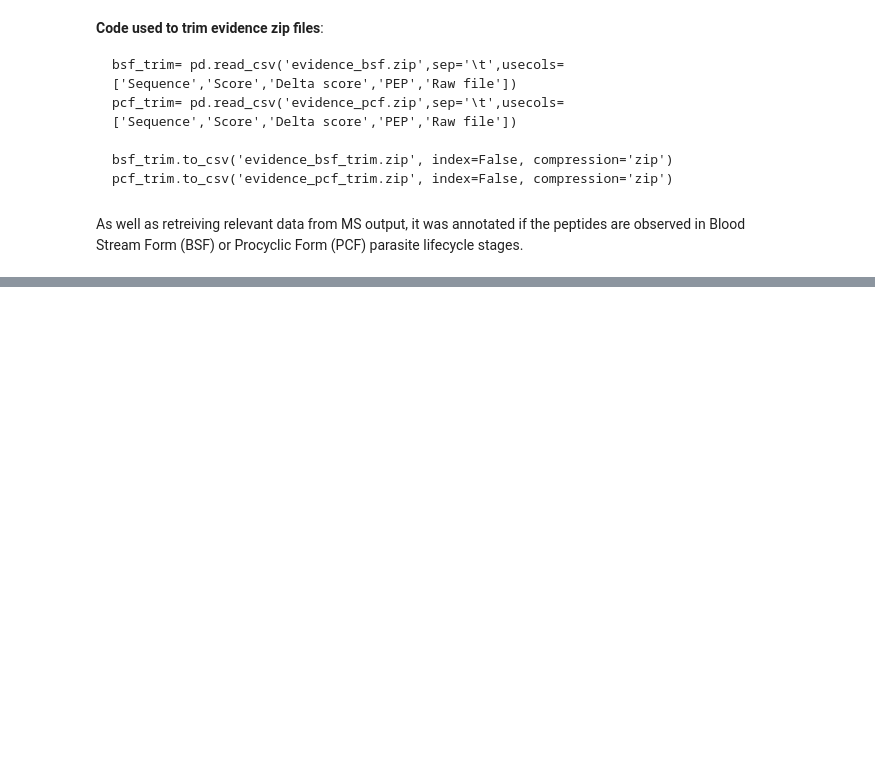
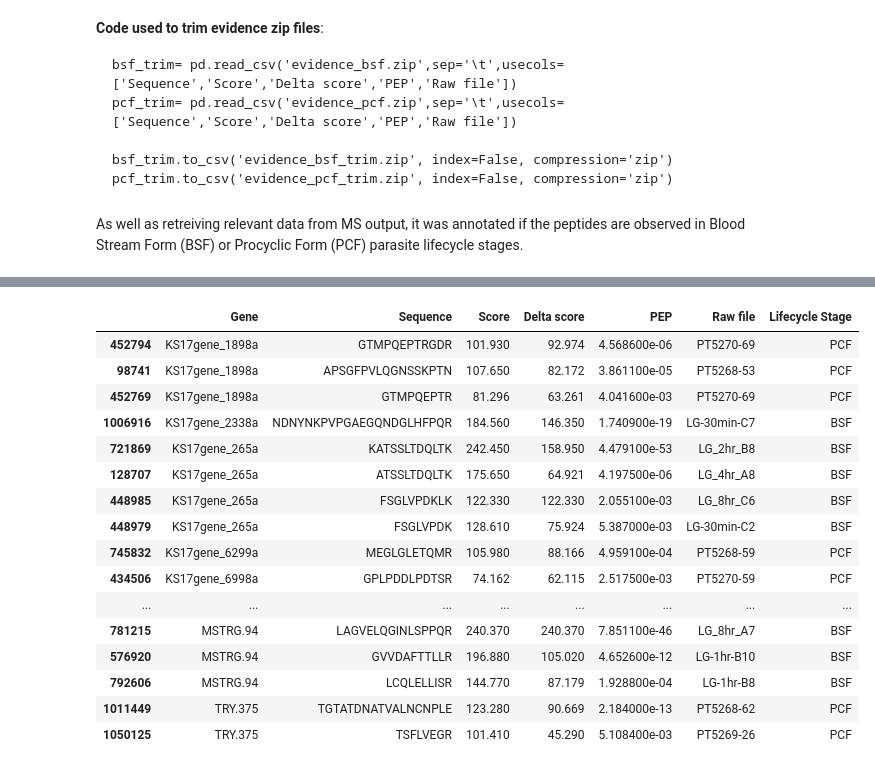
Before and after one commit to e-marriott/honours_project, a Jupyter notebook: project_notebook.ipynb, the cells around one changed output, grey strips where cells are left out. Saved outputs shown, nothing was run; the diff lists cells and outputs as text; code cells hidden in the pictures; blank space fills up the shorter version.

Commit message:
update nb, retreiving ms data for mismatcing peptide/genes

```diff
--- a/project_notebook.ipynb
+++ b/project_notebook.ipynb
@@ -319,22 +343,46 @@ df_genes
 # %%
-#create empty output data frame to append relevant information to
+#create empty output data frames to append relevant information to
 
-df_output = pd.DataFrame(columns= ['Gene','Sequence','Score','Delta score','PEP','Raw file', 'Lifecycle Stage'])
-
-df_output
+df_output_novel = pd.DataFrame(columns= ['Gene','Sequence','Score','Delta score','PEP','Raw file', 'Lifecycle Stage'])
+df_output_mismatch = pd.DataFrame(columns= ['Gene','Sequence','Score','Delta score','PEP','Raw file', 'Lifecycle Stage'])
 # %%
-#for genes of interest (df_genes), retrieve relevent information from evidence dataframe (df_all)
+#for novel and 'mismatch' genes, retrieve relevent information from evidence dataframe (df_all)
 #df_all can be searched by peptide sequence,
-#so retrieve information for the peptides in the list under each gene in df_genes
+#so retrieve information for the peptides in the list under each gene in df_novel/df_mismatch
 
-for index, row in df_genes.iterrows():
+for index, row in df_novel.iterrows():
     gene_name = row['gene']
     df_all['Gene'] = gene_name
-    df_output = df_output.append(df_all[df_all['Sequence'].isin(row['peptides'])][
+    df_output_novel = df_output_novel.append(df_all[df_all['Sequence'].isin(row['peptides'])][
+        ['Gene','Sequence','Score','Delta score','PEP','Raw file', 'Lifecycle Stage']].sort_values('PEP').drop_duplicates('Sequence'))
+         #save in dataframe only the information and columns that are relevant to our analysis
+         #for each gene sort results by quality (low to high PEP) and remove non-unique peptides
+
+for index, row in df_mismatch.iterrows():
+    gene_name = row['gene']
+    df_all['Gene'] = gene_name
+    df_output_mismatch = df_output_mismatch.append(df_all[df_all['Sequence'].isin(row['peptides'])][
         ['Gene','Sequence','Score','Delta score','PEP','Raw file', 'Lifecycle Stage']].sort_values('PEP').drop_duplicates('Sequence'))
          #save in dataframe only the information and columns that are relevant to our analysis
          #sort results by quality (low to high PEP) and remove non-unique peptides
 
-
-df_output.to_csv('ms_data.csv')  #save as csv file
-df_output
+df_output_novel.to_csv('ms_data.csv')  #save as csv file
+df_output_mismatch.to_csv('ms_data_mismatches.csv')  #save as csv file
+# %% [output]
+|  | Gene | Sequence | Score | Delta score | PEP | Raw file | Lifecycle Stage |
+| 452794 | KS17gene_1898a | GTMPQEPTRGDR | 101.930 | 92.974 | 4.568600e-06 | PT5270-69 | PCF |
+| 98741 | KS17gene_1898a | APSGFPVLQGNSSKPTN | 107.650 | 82.172 | 3.861100e-05 | PT5268-53 | PCF |
+| 452769 | KS17gene_1898a | GTMPQEPTR | 81.296 | 63.261 | 4.041600e-03 | PT5270-69 | PCF |
+| 1006916 | KS17gene_2338a | NDNYNKPVPGAEGQNDGLHFPQR | 184.560 | 146.350 | 1.740900e-19 | LG-30min-C7 | BSF |
+| 721869 | KS17gene_265a | KATSSLTDQLTK | 242.450 | 158.950 | 4.479100e-53 | LG_2hr_B8 | BSF |
+| 128707 | KS17gene_265a | ATSSLTDQLTK | 175.650 | 64.921 | 4.197500e-06 | LG_4hr_A8 | BSF |
+| 448985 | KS17gene_265a | FSGLVPDKLK | 122.330 | 122.330 | 2.055100e-03 | LG_8hr_C6 | BSF |
+| 448979 | KS17gene_265a | FSGLVPDK | 128.610 | 75.924 | 5.387000e-03 | LG-30min-C2 | BSF |
+| 745832 | KS17gene_6299a | MEGLGLETQMR | 105.980 | 88.166 | 4.959100e-04 | PT5268-59 | PCF |
+| 434506 | KS17gene_6998a | GPLPDDLPDTSR | 74.162 | 62.115 | 2.517500e-03 | PT5270-59 | PCF |
+| ... | ... | ... | ... | ... | ... | ... | ... |
+| 781215 | MSTRG.94 | LAGVELQGINLSPPQR | 240.370 | 240.370 | 7.851100e-46 | LG_8hr_A7 | BSF |
+| 576920 | MSTRG.94 | GVVDAFTTLLR | 196.880 | 105.020 | 4.652600e-12 | LG-1hr-B10 | BSF |
+| 792606 | MSTRG.94 | LCQLELLISR | 144.770 | 87.179 | 1.928800e-04 | LG-1hr-B8 | BSF |
+| 1011449 | TRY.375 | TGTATDNATVALNCNPLE | 123.280 | 90.669 | 2.184000e-13 | PT5268-62 | PCF |
+| 1050125 | TRY.375 | TSFLVEGR | 101.410 | 45.290 | 5.108400e-03 | PT5269-26 | PCF |
```
Also changed, not shown: parts of 4 cells of this notebook.
